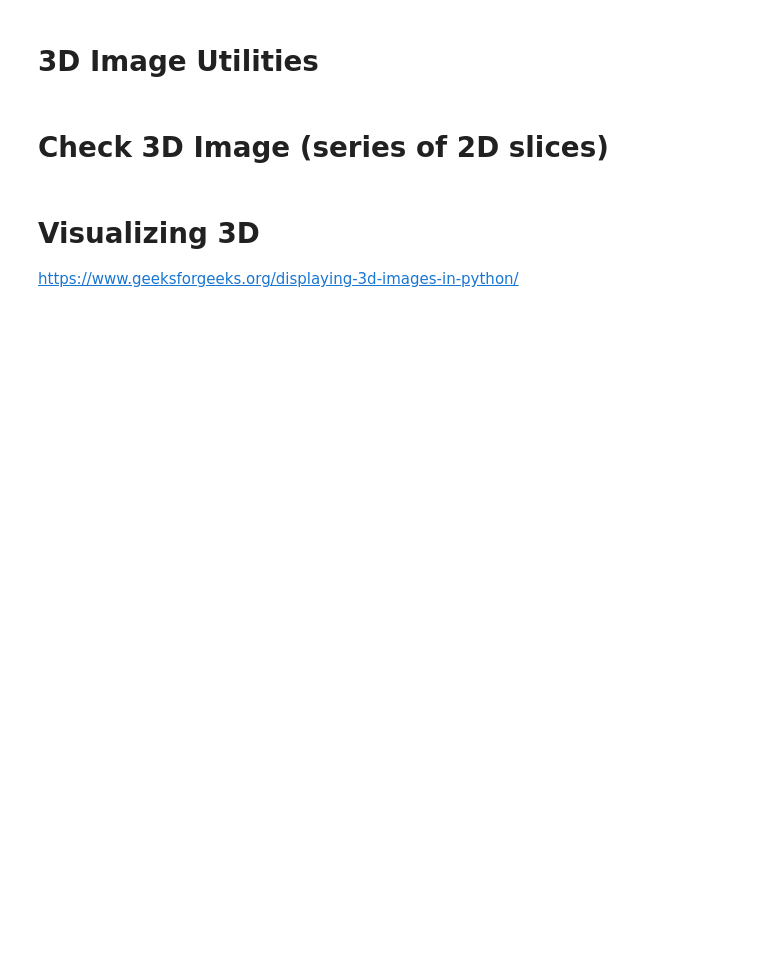
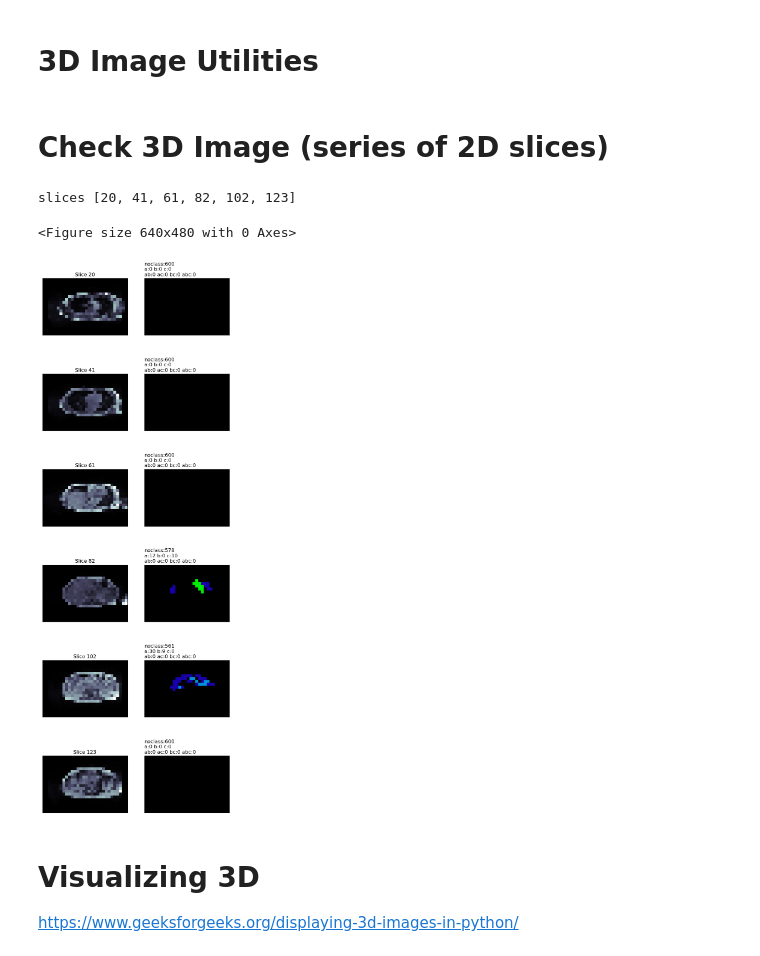
Before and after one commit to cwinsor/medical_image_aneja_lab, a Jupyter notebook: uwmadison_01c_preprocess_rle_to_3d_unit_preserved.ipynb, the cells around one changed output. Saved outputs shown, nothing was run; the diff lists cells and outputs as text; code cells hidden in the pictures; blank space fills up the shorter version.

Commit message:
fixed to 3d with scale

```diff
--- a/uwmadison_01c_preprocess_rle_to_3d_unit_preserved.ipynb
+++ b/uwmadison_01c_preprocess_rle_to_3d_unit_preserved.ipynb
@@ -511,8 +517,8 @@ def show_3d(folder, case_day, num_wanted, show_mask, scale):
     max_slice = image_3d.shape[2]
     if num_wanted== -1:
         num_wanted = max_slice + 1
-    # slices = [max_slice  * (sample_num + 1)  // (num_wanted+1) for sample_num in range(num_wanted)]
-    slices = [92] # zona
+    slices = [max_slice  * (sample_num + 1)  // (num_wanted+1) for sample_num in range(num_wanted)]
+    # slices = [92] # zona
     print(f"slices {slices}")
 
     nrows = len(slices)
@@ -561,9 +567,17 @@ def show_3d(folder, case_day, num_wanted, show_mask, scale):
 # %% [markdown]
 # Check 3D Image (series of 2D slices)
 # %%
-base_folder = '/mnt/d/code_medimg_aneja_lab/data_uwmadison_01c_preprocessed_3d'
+# base_folder = '/mnt/d/code_medimg_aneja_lab/data_uwmadison_01c_preprocessed_3d'
+# base_folder = '/mnt/d/code_medimg_aneja_lab/data_uwmadison_01c_preprocessed_3d_masked_and_padded_231022_074654_77_90_36'
+base_folder = '/mnt/d/code_medimg_aneja_lab/data_uwmadison_01c_preprocessed_3d_masked_and_padded_231022_100140_20_30_144'
+
+
 case_day = 'case_85_day_29'
-show_3d(base_folder, case_day, num_wanted=-1, show_mask=True, scale=8)
+show_3d(base_folder, case_day, num_wanted=6, show_mask=True, scale=4)
+# %% [output]
+slices [20, 41, 61, 82, 102, 123]
+<Figure size 640x480 with 0 Axes>
+[figure, added]
 # %% [markdown]
 # Visualizing 3D
 
```
Also changed, not shown: parts of 4 cells of this notebook.
